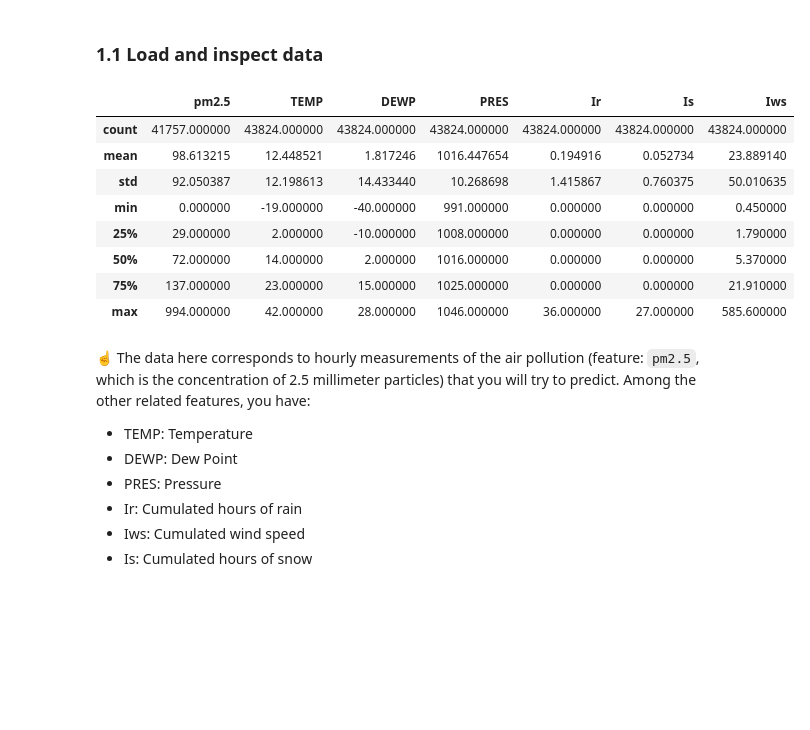
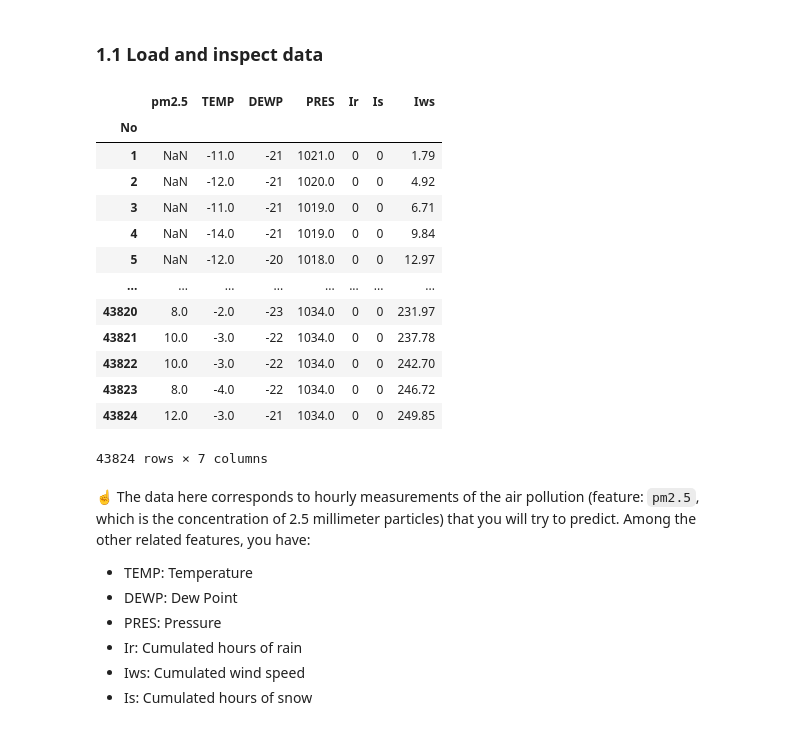
Before and after one commit to lilifull/brief_28_excuse.com, a Jupyter notebook: Mission_3/predict_air_pollution.ipynb, the cells around one changed output. Drawn from its saved outputs; the diff is of its cells as text; code cells hidden in the pictures; blank space fills up the shorter version.

```diff
--- a/Mission_3/predict_air_pollution.ipynb
+++ b/Mission_3/predict_air_pollution.ipynb
@@ -21,17 +22,22 @@ import numpy as np
 # %%
 df = pd.read_csv('data.txt', index_col=[0])
 df = df[['pm2.5', 'TEMP', 'DEWP', 'PRES', 'Ir', 'Is', 'Iws']]
-df.describe()
+df
 # %% [output]
 |  | pm2.5 | TEMP | DEWP | PRES | Ir | Is | Iws |
-| count | 41757.000000 | 43824.000000 | 43824.000000 | 43824.000000 | 43824.000000 | 43824.000000 | 43824.000000 |
-| mean | 98.613215 | 12.448521 | 1.817246 | 1016.447654 | 0.194916 | 0.052734 | 23.889140 |
-| std | 92.050387 | 12.198613 | 14.433440 | 10.268698 | 1.415867 | 0.760375 | 50.010635 |
-| min | 0.000000 | -19.000000 | -40.000000 | 991.000000 | 0.000000 | 0.000000 | 0.450000 |
-| 25% | 29.000000 | 2.000000 | -10.000000 | 1008.000000 | 0.000000 | 0.000000 | 1.790000 |
-| 50% | 72.000000 | 14.000000 | 2.000000 | 1016.000000 | 0.000000 | 0.000000 | 5.370000 |
-| 75% | 137.000000 | 23.000000 | 15.000000 | 1025.000000 | 0.000000 | 0.000000 | 21.910000 |
-| max | 994.000000 | 42.000000 | 28.000000 | 1046.000000 | 36.000000 | 27.000000 | 585.600000 |
+| No |  |  |  |  |  |  |  |
+| 1 | NaN | -11.0 | -21 | 1021.0 | 0 | 0 | 1.79 |
+| 2 | NaN | -12.0 | -21 | 1020.0 | 0 | 0 | 4.92 |
+| 3 | NaN | -11.0 | -21 | 1019.0 | 0 | 0 | 6.71 |
+| 4 | NaN | -14.0 | -21 | 1019.0 | 0 | 0 | 9.84 |
+| 5 | NaN | -12.0 | -20 | 1018.0 | 0 | 0 | 12.97 |
+| ... | ... | ... | ... | ... | ... | ... | ... |
+| 43820 | 8.0 | -2.0 | -23 | 1034.0 | 0 | 0 | 231.97 |
+| 43821 | 10.0 | -3.0 | -22 | 1034.0 | 0 | 0 | 237.78 |
+| 43822 | 10.0 | -3.0 | -22 | 1034.0 | 0 | 0 | 242.70 |
+| 43823 | 8.0 | -4.0 | -22 | 1034.0 | 0 | 0 | 246.72 |
+| 43824 | 12.0 | -3.0 | -21 | 1034.0 | 0 | 0 | 249.85 |
+43824 rows × 7 columns
 # %% [markdown]
 ☝️ The data here corresponds to hourly measurements of the air pollution (feature: `pm2.5`, which is the concentration of 2.5 millimeter particles) that you will try to predict. Among the other related features, you have:
 - TEMP: Temperature
```
Also changed, not shown: parts of 18 cells of this notebook, 1 other file.
